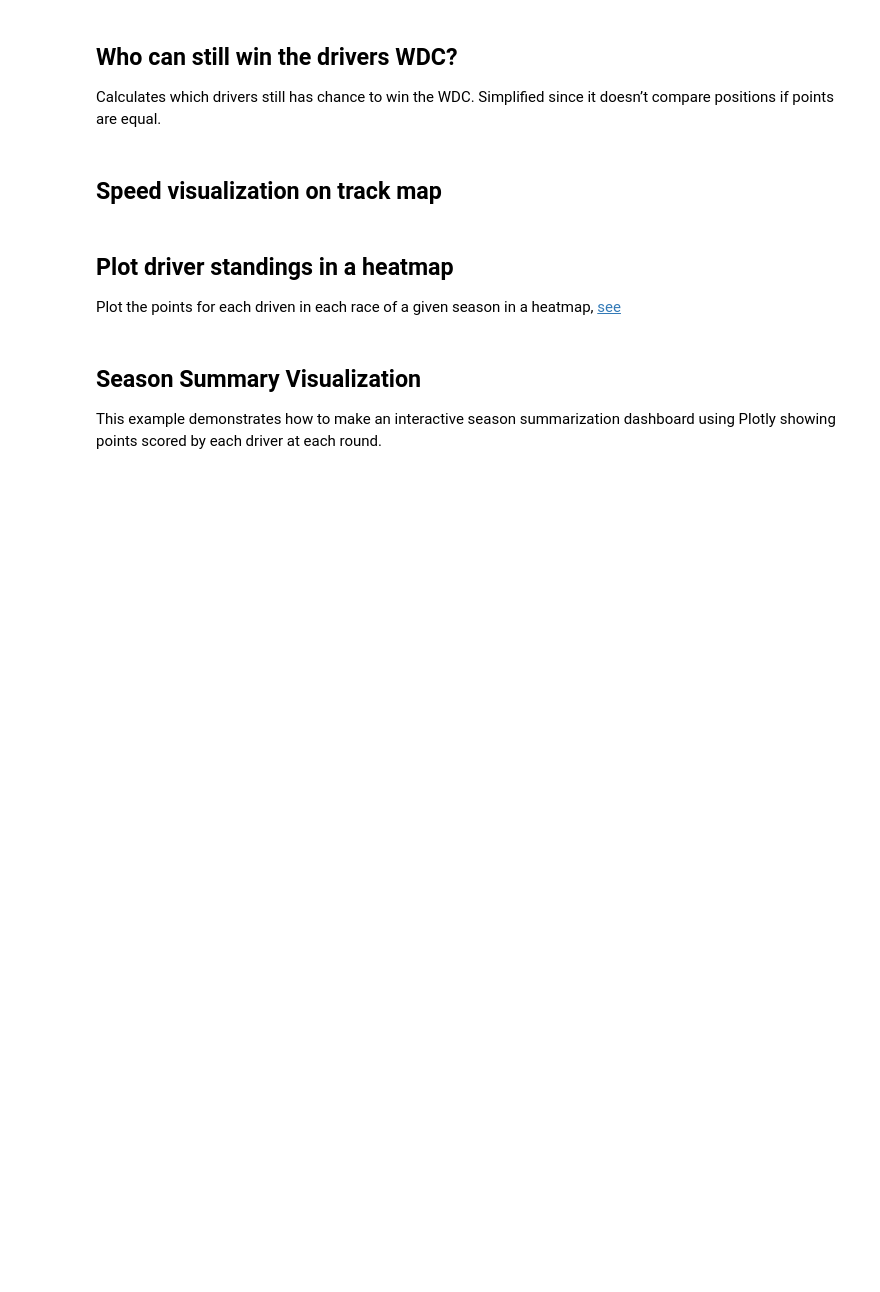
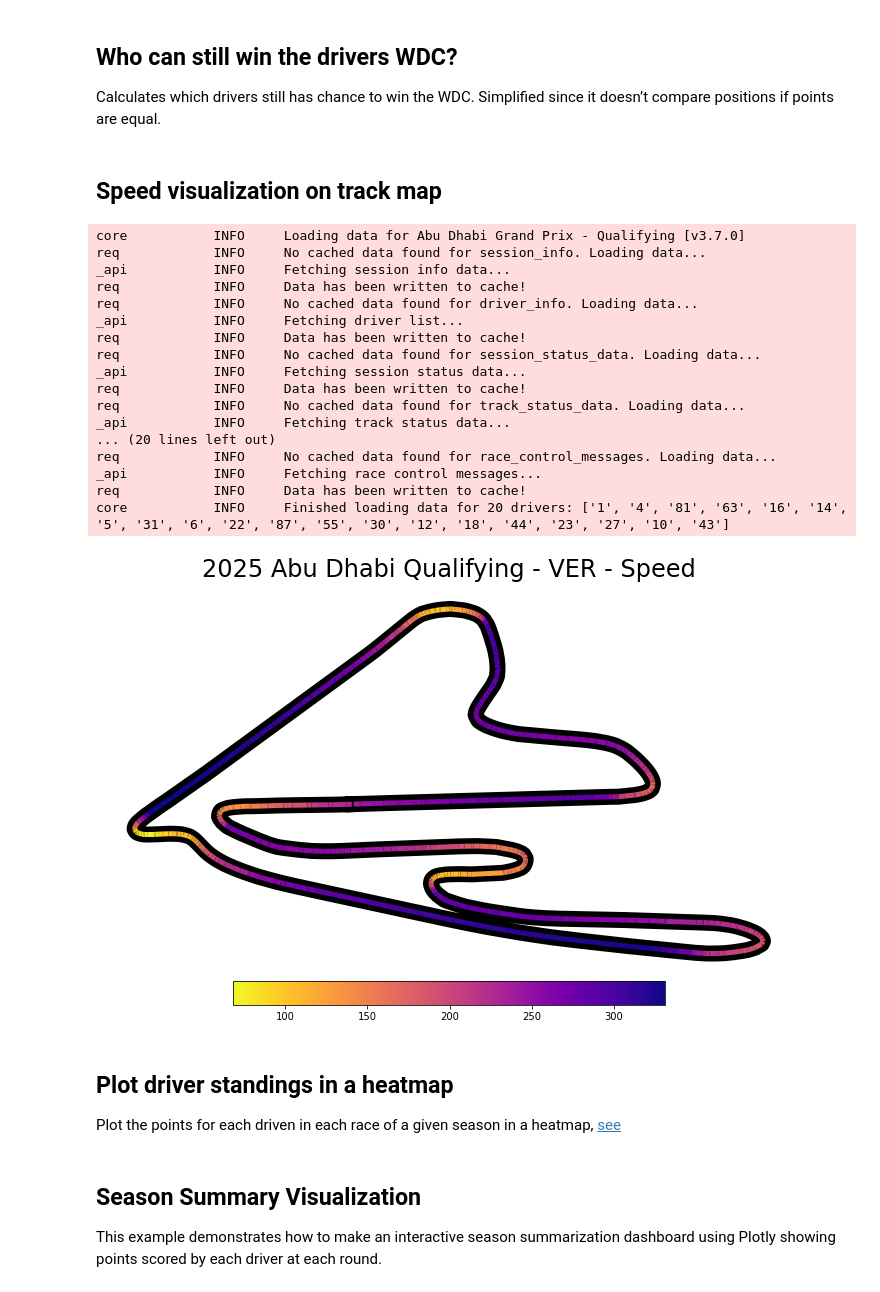
Before and after one commit to deepwaterpaladin/1f, a Jupyter notebook: main.ipynb, the cells around one changed output. Saved outputs shown, nothing was run; the diff lists cells and outputs as text; code cells hidden in the pictures; blank space fills up the shorter version.

```diff
--- a/main.ipynb
+++ b/main.ipynb
@@ -437,15 +437,25 @@ calculate_who_can_win(driver_standings, points)
 # %% [markdown]
 ## Speed visualization on track map
 # %%
-import matplotlib as mpl
-import numpy as np
-from matplotlib import pyplot as plt
-from matplotlib.collections import LineCollection
+from tools.speed_visualization import plot_fastest_lap
 
-import fastf1
-
-year = 2025
-wknd = 'Monza'
-ses = 'R'
-driver = 'HAM'
-colormap = mpl.cm.plasma
+plot_fastest_lap(year=2025, gp=24, ses='Q', driver='VER')
+# %% [output]
+core           INFO     Loading data for Abu Dhabi Grand Prix - Qualifying [v3.7.0]
+req            INFO     No cached data found for session_info. Loading data...
+_api           INFO     Fetching session info data...
+req            INFO     Data has been written to cache!
+req            INFO     No cached data found for driver_info. Loading data...
+_api           INFO     Fetching driver list...
+req            INFO     Data has been written to cache!
+req            INFO     No cached data found for session_status_data. Loading data...
+_api           INFO     Fetching session status data...
+req            INFO     Data has been written to cache!
+req            INFO     No cached data found for track_status_data. Loading data...
+_api           INFO     Fetching track status data...
+... (20 lines left out)
+req            INFO     No cached data found for race_control_messages. Loading data...
+_api           INFO     Fetching race control messages...
+req            INFO     Data has been written to cache!
+core           INFO     Finished loading data for 20 drivers: ['1', '4', '81', '63', '16', '14', '5', '31', '6', '22', '87', '55', '30', '12', '18', '44', '23', '27', '10', '43']
+[figure, added]
```
Also changed, not shown: parts of 2 cells of this notebook, 1 other file.
